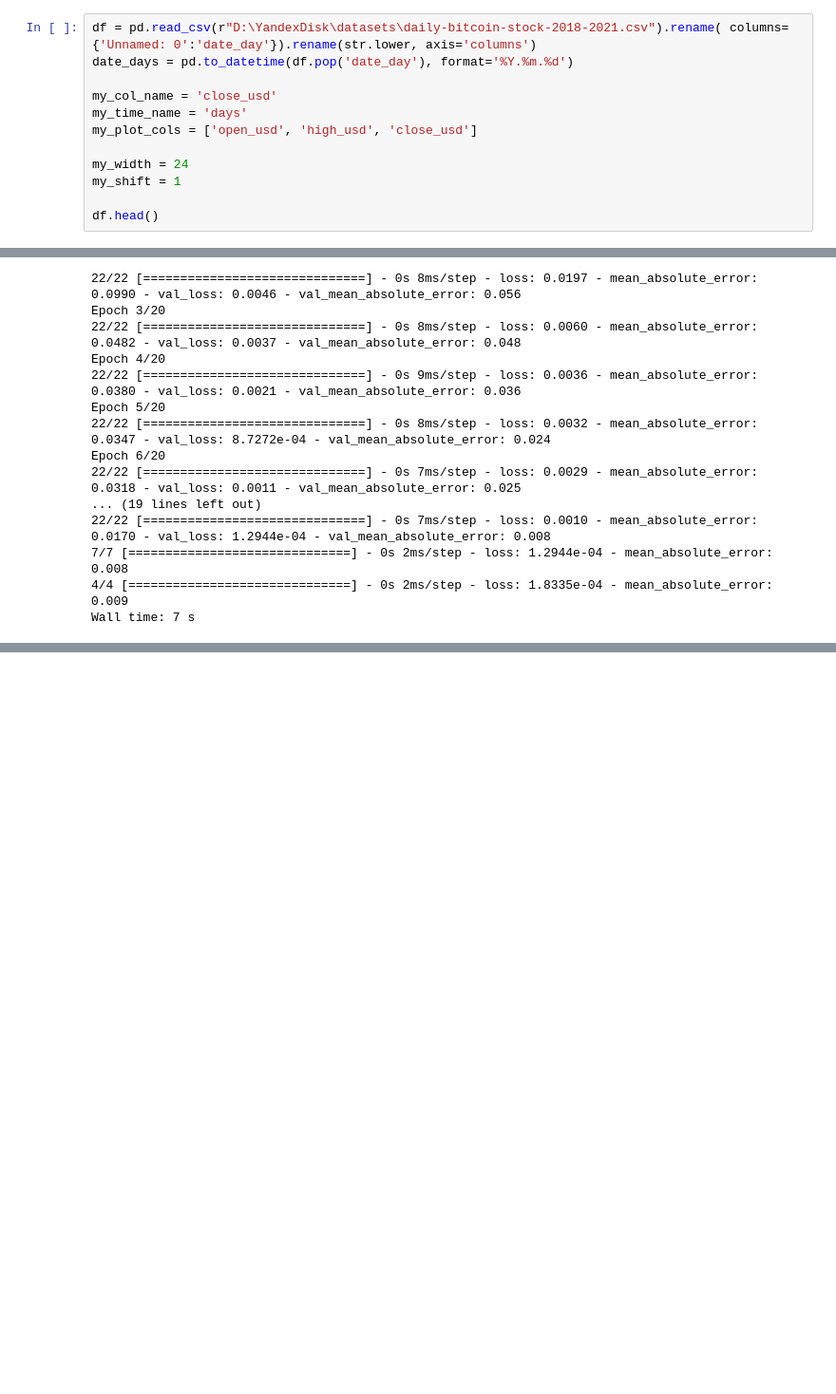
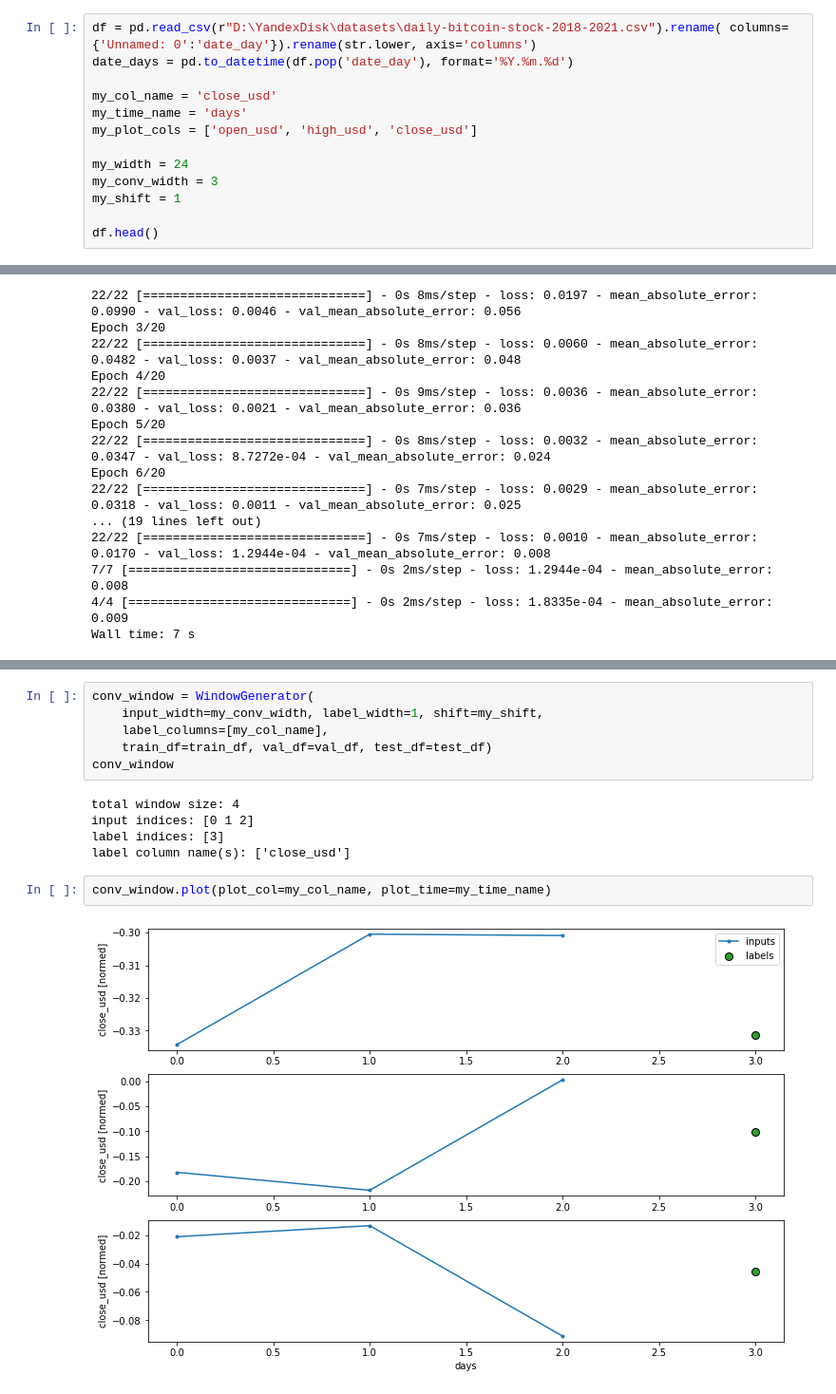
Before and after one commit to algorithm-ssau/generating-image-captions, a Jupyter notebook: lab2-stock-forecasting/1-stock-forecasting.ipynb, the cells around one changed output, grey strips where cells are left out. Shown at 95% size. Saved outputs shown, nothing was run; the diff lists cells and outputs as text; blank space fills up the shorter version.

Commit message:
def conv window

```diff
--- a/lab2-stock-forecasting/1-stock-forecasting.ipynb
+++ b/lab2-stock-forecasting/1-stock-forecasting.ipynb
@@ -29,6 +29,7 @@ my_time_name = 'days'
 my_plot_cols = ['open_usd', 'high_usd', 'close_usd']
 
 my_width = 24
+my_conv_width = 3
 my_shift = 1
 
 df.head()
@@ -484,3 +485,18 @@ Wall time: 7 s
 Модель будет принимать несколько временных шагов в качестве входных данных для получения одного вывода.
 
 ![](images/model-multi-step-dense.png)
+# %%
+conv_window = WindowGenerator(
+    input_width=my_conv_width, label_width=1, shift=my_shift,
+    label_columns=[my_col_name],
+    train_df=train_df, val_df=val_df, test_df=test_df)
+conv_window
+# %% [output]
+total window size: 4
+input indices: [0 1 2]
+label indices: [3]
+label column name(s): ['close_usd']
+# %%
+conv_window.plot(plot_col=my_col_name, plot_time=my_time_name)
+# %% [output]
+[figure, added]
```
